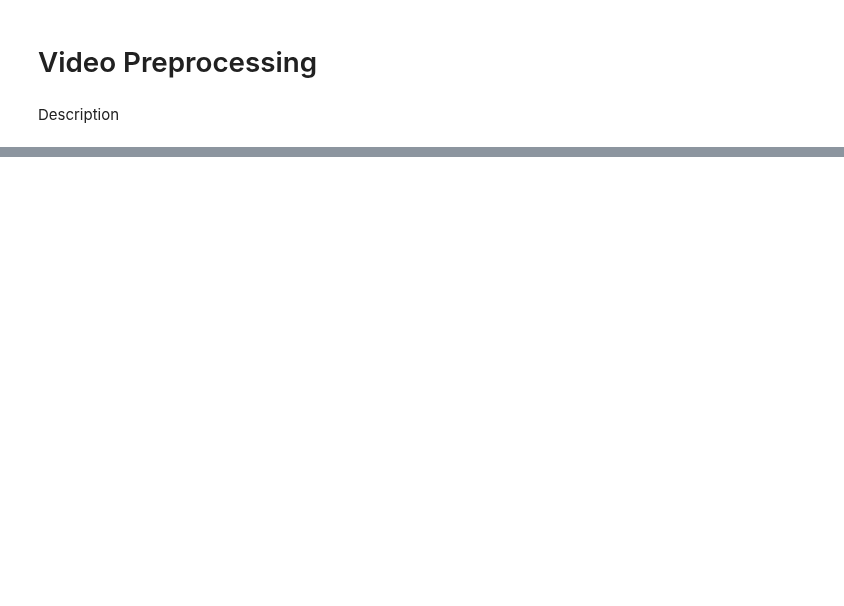
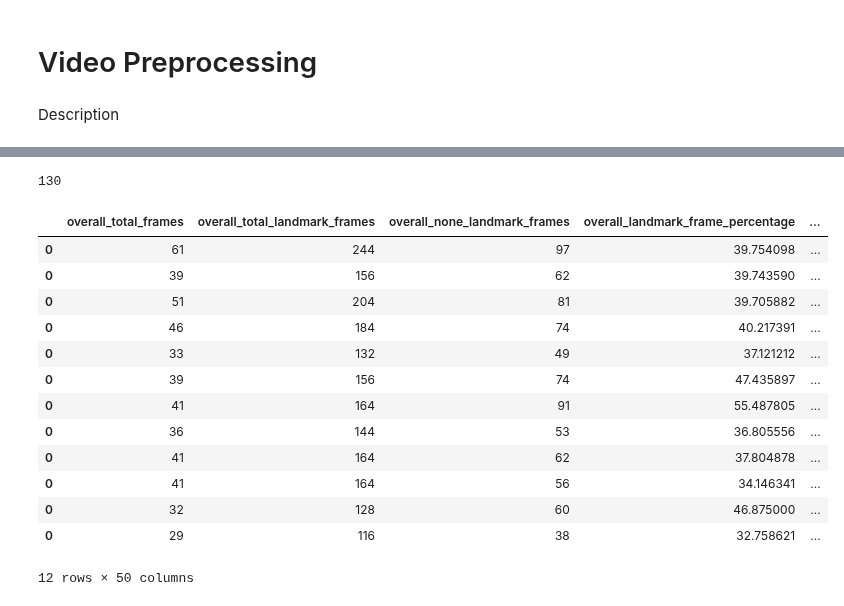
Before and after one commit to patrickf949/SaoPauloBrazilChapter_BrazilianSignLanguage, a Jupyter notebook: code/preprocess/Preprocessing.ipynb, the cells around one changed output, grey strips where cells are left out. Cells and saved outputs as stored; diff of their text form; code cells hidden in the pictures; blank space fills up the shorter version.

```diff
--- a/code/preprocess/Preprocessing.ipynb
+++ b/code/preprocess/Preprocessing.ipynb
@@ -65,0 +60,26 @@ for i, metadata_row in metadata.iterrows():
+# %%
+none_infos = []
+for i, row in metadata.iterrows():
+    fn = row['filename'].replace('.mp4', '.npy')
+    if not os.path.exists(os.path.join(lm_folder, fn)):
+        print(f"File {fn} does not exist")
+        continue
+    landmarks = np.load(os.path.join(lm_folder, fn), allow_pickle=True)
+    none_info = analyze_none_landmarks(landmarks)
+    none_info['filename'] = fn
+    none_infos.append(none_info)
+# %%
+def nested_dict_to_df(nested_dict, prefix=''):
+    flat_dict = {}
+
+    def flatten(d, parent_key=''):
+        for key, value in d.items():
+            new_key = f"{parent_key}_{key}" if parent_key else key
+
+            if isinstance(value, dict):
+                flatten(value, new_key)
+            else:
+                flat_dict[new_key] = value
+
+    flatten(nested_dict)
+    return pd.DataFrame([flat_dict])
@@ -65,0 +92,4 @@ for i, metadata_row in metadata.iterrows():
+# %%
+none_dfs = [nested_dict_to_df(info) for info in none_infos]
+# %%
+none_df = pd.concat(none_dfs)
@@ -65,0 +116,21 @@ for i, metadata_row in metadata.iterrows():
+# %%
+len( none_df.query('overall_landmark_frame_percentage > 0'))
+# %% [output]
+130
+# %%
+none_df.query('left_hand_landmarks_frame_percentage==100.0')
+# %% [output]
+|  | overall_total_frames | overall_total_landmark_frames | overall_none_landmark_frames | overall_landmark_frame_percentage | ... |
+| 0 | 61 | 244 | 97 | 39.754098 | ... |
+| 0 | 39 | 156 | 62 | 39.743590 | ... |
+| 0 | 51 | 204 | 81 | 39.705882 | ... |
+| 0 | 46 | 184 | 74 | 40.217391 | ... |
+| 0 | 33 | 132 | 49 | 37.121212 | ... |
+| 0 | 39 | 156 | 74 | 47.435897 | ... |
+| 0 | 41 | 164 | 91 | 55.487805 | ... |
+| 0 | 36 | 144 | 53 | 36.805556 | ... |
+| 0 | 41 | 164 | 62 | 37.804878 | ... |
+| 0 | 41 | 164 | 56 | 34.146341 | ... |
+| 0 | 32 | 128 | 60 | 46.875000 | ... |
+| 0 | 29 | 116 | 38 | 32.758621 | ... |
+12 rows × 50 columns
```
Also changed, not shown: parts of 14 cells of this notebook, 1 other file.
